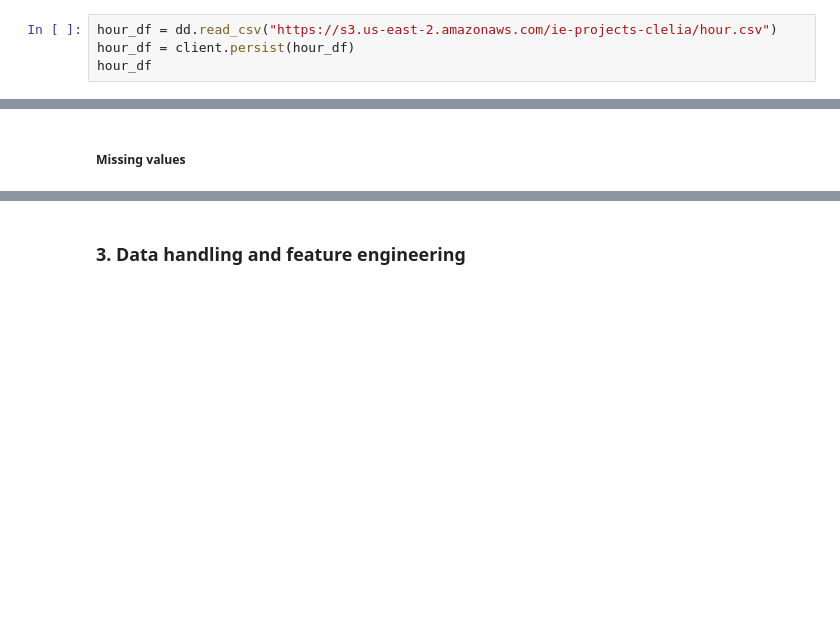
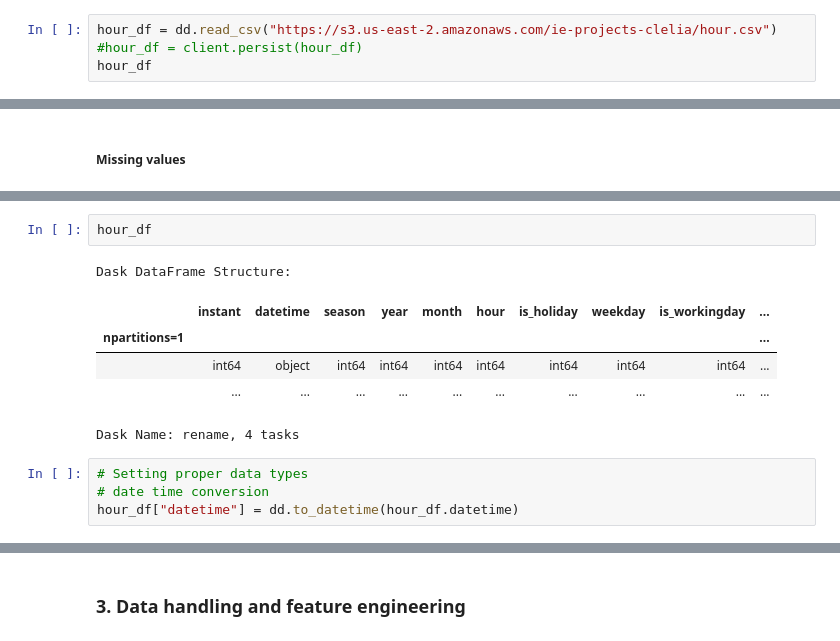
Before and after one commit to cleliacrv/python-dask-assignment, a Jupyter notebook: Python Dask Assignment.ipynb, the cells around one changed output, grey strips where cells are left out. Drawn from its saved outputs; the diff is of its cells as text; blank space fills up the shorter version.

```diff
--- a/Python Dask Assignment.ipynb
+++ b/Python Dask Assignment.ipynb
@@ -61,7 +61,7 @@ Hosting the diagnostics dashboard on a random port instead.
 ##### Here we take the data from an AWS S3 public bucket, and when calling the dataframe we can see that it is handled in Dask. Indeed we can read from the Dask documentation that "Unlike Pandas, Dask DataFrames are lazy and so no data is printed", and we only see datatypes inside the columns.
 # %%
 hour_df = dd.read_csv("https://s3.us-east-2.amazonaws.com/ie-projects-clelia/hour.csv")
-hour_df = client.persist(hour_df)
+#hour_df = client.persist(hour_df)
 hour_df
 # %% [output]
 Dask DataFrame Structure:
@@ -117,0 +132,13 @@ dtype: int64
+# %%
+hour_df
+# %% [output]
+Dask DataFrame Structure:
+|  | instant | datetime | season | year | month | hour | is_holiday | weekday | is_workingday | ... |
+| npartitions=1 |  |  |  |  |  |  |  |  |  | ... |
+|  | int64 | object | int64 | int64 | int64 | int64 | int64 | int64 | int64 | ... |
+|  | ... | ... | ... | ... | ... | ... | ... | ... | ... | ... |
+Dask Name: rename, 4 tasks
+# %%
+# Setting proper data types
+# date time conversion
+hour_df["datetime"] = dd.to_datetime(hour_df.datetime)
```
Also changed, not shown: parts of 29 cells of this notebook, 24 other files.
